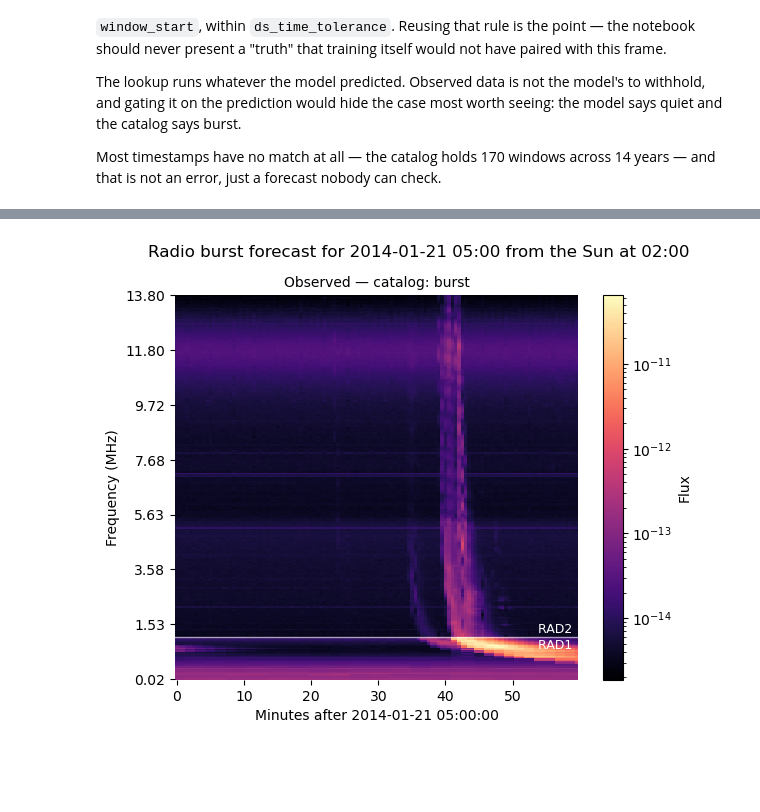
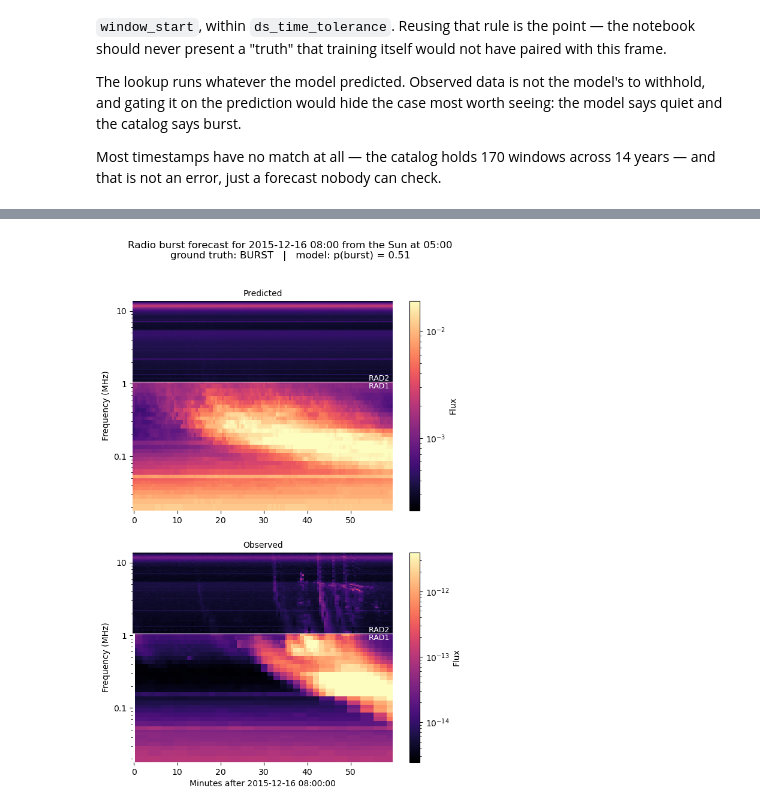
Before and after one commit to christianlao12/surya_workshop, a Jupyter notebook: downstream_apps/radioburst/4_inference_template.ipynb, the cells around one changed output, grey strips where cells are left out. Saved outputs shown, nothing was run; the diff lists cells and outputs as text; code cells hidden in the pictures; blank space fills up the shorter version.

```diff
--- a/downstream_apps/radioburst/4_inference_template.ipynb
+++ b/downstream_apps/radioburst/4_inference_template.ipynb
@@ -137,5 +150,9 @@ model = load_baseline_model(cfg, ckpt_path)   # <-- swap for Surya: load_finetun
 
 device = next(model.parameters()).device
 print(f"Model on {device}, eval mode: {not model.training}")
-print(f"Spectrogram template: {tuple(model.normalized_template.shape)} (time steps, frequency bins)")
+
+# The baseline predicts in the same standardized space as the fine-tuned model now (see
+# spectra_transform.py) — neither model carries the template itself any more, so this is
+# needed to turn either one's "spectra" output back into flux.
+spectra_normalizer = load_spectra_normalizer(cfg, ckpt_path)
 # %% [output]
@@ -203,18 +218,13 @@ Only when a burst is predicted. The amplitude regressor is trained against burst
 # %%
 if is_burst:
-    predicted_flux = result["spectra"][0]          # (T, F), already raw flux
-    print(f"Predicted amplitude:  {result['peak_amp'][0]:.2e}")
+    predicted_flux = spectra_normalizer.inverse(result["spectra"][0])   # (T, F), raw flux
+    print(f"Predicted amplitude (standardized): {result['peak_amp'][0]:.3f}")
     print(f"Predicted spectrogram: {predicted_flux.shape}, "
           f"flux {predicted_flux.min():.2e} to {predicted_flux.max():.2e}")
     if observed_flux is not None:
         ratio = predicted_flux.max() / np.nanmax(observed_flux)
         print(f"Peak: predicted {predicted_flux.max():.2e} vs "
               f"observed {np.nanmax(observed_flux):.2e}  ({ratio:.2g}x)")
-        if not 0.01 < ratio < 100:
-            print("  WARNING: these differ by orders of magnitude. The baseline's spectra are\n"
-                  "  peak_amp x a unit-peak template, and the catalog's peak_amp (1.26-4.03) is not\n"
-                  "  on the same scale as the observed flux files (1e-15 to 1e-11). Treat the panels\n"
-                  "  as differently scaled until that is reconciled.")
 else:
     predicted_flux = None
     print(f"No burst predicted (p={burst_probability:.3f}) — no predicted spectrogram.")
@@ -229,22 +247,32 @@ Two things about the frequency axis. The 288 bins are **not evenly spaced** —
 # %%
-def plot_spectrogram(ax, spectra, minutes, frequencies_mhz, norm, title):
-    """Draw one (T, F) spectrogram in bin order, with frequencies on the tick labels."""
-    mesh = ax.pcolormesh(minutes, np.arange(len(frequencies_mhz)), spectra.T,
-                         norm=norm, cmap="magma", shading="nearest")
-    n_rad1 = int((frequencies_mhz < 1.05).sum())      # RAD1 occupies the first bins
-    ax.axhline(n_rad1 - 0.5, color="white", linewidth=1, alpha=0.6)
-    ax.text(minutes[-1], n_rad1 - 1.5, "RAD1 ", color="white", ha="right", va="top", fontsize=9)
-    ax.text(minutes[-1], n_rad1 + 0.5, "RAD2 ", color="white", ha="right", va="bottom", fontsize=9)
+def plot_spectrogram(ax, spectra, minutes, frequencies_mhz, title):
+    """Draw one (T, F) spectrogram on a true log-frequency axis, its own percentile-based color scale."""
+    vmin = np.nanpercentile(spectra, 1)
+    vmax = np.nanpercentile(spectra, 99.5)
+    norm = LogNorm(vmin=max(vmin, 1e-16), vmax=vmax)
+    # frequencies_mhz is non-decreasing but not unique (RAD2 pairs bins) — pcolormesh only
+    # needs non-decreasing, so "auto" shading handles the repeats fine.
+    mesh = ax.pcolormesh(minutes, frequencies_mhz, spectra.T,
+                         norm=norm, cmap="magma", shading="auto")
 
-    ticks = np.linspace(0, len(frequencies_mhz) - 1, 8).astype(int)
-    ax.set_yticks(ticks)
-    ax.set_yticklabels([f"{frequencies_mhz[i]:.2f}" for i in ticks])
-    ax.set_xlabel(f"Minutes after {window_start}")
+    ax.set_yscale("log")
+    ax.yaxis.set_major_formatter(mticker.FuncFormatter(lambda v, _: f"{v:g}"))
+    ax.yaxis.set_minor_formatter(mticker.NullFormatter())
+
+    rad1_rad2_boundary = 1.05  # MHz: RAD1 tops out at 1.04, RAD2 starts at 1.08
+    ax.axhline(rad1_rad2_boundary, color="white", linewidth=1, alpha=0.6)
+    ax.text(minutes[-1], rad1_rad2_boundary, "RAD1 ", color="white", ha="right", va="top", fontsize=9)
+    ax.text(minutes[-1], rad1_rad2_boundary, "RAD2 ", color="white", ha="right", va="bottom", fontsize=9)
+
+    ax.set_ylabel("Frequency (MHz)")
     ax.set_title(title, fontsize=10)
     for spine in ax.spines.values():
         spine.set_visible(False)
     return mesh
 
+
+# All plots from this notebook land here, relative to this notebook's own folder.
+PLOTS_DIR = Path("Plots")
 
 panels = [("Predicted", predicted_flux), ("Observed", observed_flux)]
 panels = [(label, spectra) for label, spectra in panels if spectra is not None]
@@ -256,19 +284,27 @@ else:
     minutes, frequencies_mhz = spectrogram_axes(
         Path(cfg.data.ds_radioburst_folder_path) / cfg.data.ds_spectra_template_file
     )
-    # One scale across every panel, so the two are directly comparable.
-    finite = np.concatenate([s[np.isfinite(s)].ravel() for _, s in panels])
-    norm = LogNorm(vmin=max(finite.min(), 1e-16), vmax=finite.max())
 
-    fig, axes = plt.subplots(1, len(panels), figsize=(6.5 * len(panels), 5), squeeze=False)
-    for ax, (label, spectra) in zip(axes[0], panels):
-        subtitle = (f"model: p = {burst_probability:.2f}" if label == "Predicted"
-                    else f"catalog: {'burst' if catalog_row['burst'] else 'quiet'}")
-        mesh = plot_spectrogram(ax, spectra, minutes, frequencies_mhz, norm,
-                                f"{label} — {subtitle}")
-    axes[0][0].set_ylabel("Frequency (MHz)")
+    # Stacked rows, ground truth ("Observed") below the prediction. Each panel gets its own
+    # color scale and colorbar — see the markdown above for why they aren't shared.
+    fig, axes = plt.subplots(len(panels), 1, figsize=(7, 5 * len(panels)), squeeze=False)
+    for ax, (label, spectra) in zip(axes[:, 0], panels):
+        mesh = plot_spectrogram(ax, spectra, minutes, frequencies_mhz, label)
+        fig.colorbar(mesh, ax=ax, label="Flux")
+    axes[-1, 0].set_xlabel(f"Minutes after {window_start}")
+
+    # Ground truth and the model's burst probability, together in one title.
+    if catalog_row is not None:
+        ground_truth = "BURST" if catalog_row["burst"] else "quiet"
+        truth_line = f"ground truth: {ground_truth}   |   model: p(burst) = {burst_probability:.2f}"
+    else:
+        truth_line = f"model: p(burst) = {burst_probability:.2f}   |   no catalogued ground truth"
     fig.suptitle(f"Radio burst forecast for {window_start:%Y-%m-%d %H:%M} "
-                 f"from the Sun at {frame['timestep']:%H:%M}", fontsize=12)
-    fig.colorbar(mesh, ax=axes[0].tolist(), label="Flux")
+                 f"from the Sun at {frame['timestep']:%H:%M}\n{truth_line}", fontsize=12)
+
+    PLOTS_DIR.mkdir(exist_ok=True)
+    out_path = PLOTS_DIR / f"radioburst_forecast_{window_start:%Y%m%d_%H%M%S}.png"
+    fig.savefig(out_path, dpi=150)
+    print(f"Saved: {out_path}")
     plt.show()
 # %% [output]
@@ -275 +312 @@ else:
-[figure, old version]
+[figure, new version]
```
Also changed, not shown: parts of 30 cells of this notebook, 2 other files.
